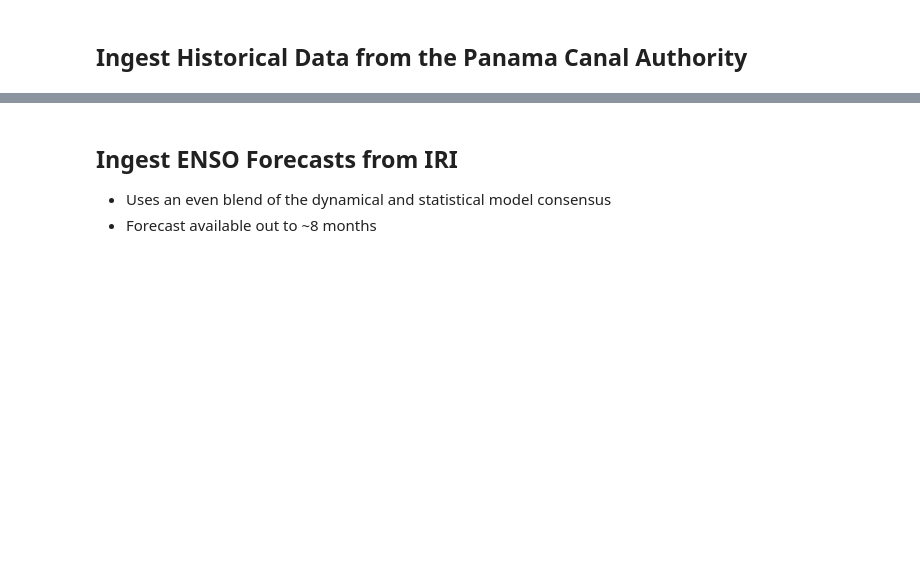
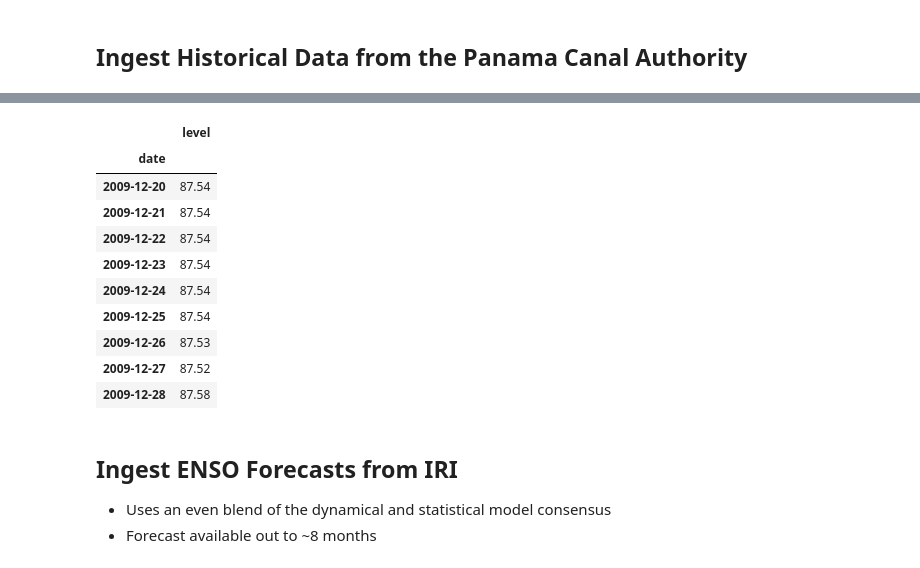
Before and after one commit to frontogenesis/metpy, a Jupyter notebook: experimental/Gatun.ipynb, the cells around one changed output, grey strips where cells are left out. Saved outputs shown, nothing was run; the diff lists cells and outputs as text; code cells hidden in the pictures; blank space fills up the shorter version.

```diff
--- a/experimental/Gatun.ipynb
+++ b/experimental/Gatun.ipynb
@@ -24,3 +48,23 @@ historical.loc['11-01-1997':].plot(figsize=(12, 5), title='Gatun Lake Water Leve
+# %%
+# Manually fix obvious data dropouts
+
+historical.loc['2009-12-23':'2009-12-25'] = 87.54
+historical.loc['12-24-1997'] = 83.29
+historical.loc['12-25-1997'] = 83.25
+historical.loc['12-24-1982'] = 85.90
+historical.loc['12-25-1982'] = 85.86
+# %% [output]
+|  | level |
+| date |  |
+| 2009-12-20 | 87.54 |
+| 2009-12-21 | 87.54 |
+| 2009-12-22 | 87.54 |
+| 2009-12-23 | 87.54 |
+| 2009-12-24 | 87.54 |
+| 2009-12-25 | 87.54 |
+| 2009-12-26 | 87.53 |
+| 2009-12-27 | 87.52 |
+| 2009-12-28 | 87.58 |
 # %% [markdown]
 ## Ingest ENSO Forecasts from IRI
 - Uses an even blend of the dynamical and statistical model consensus
```
Also changed, not shown: parts of 2 cells of this notebook.
